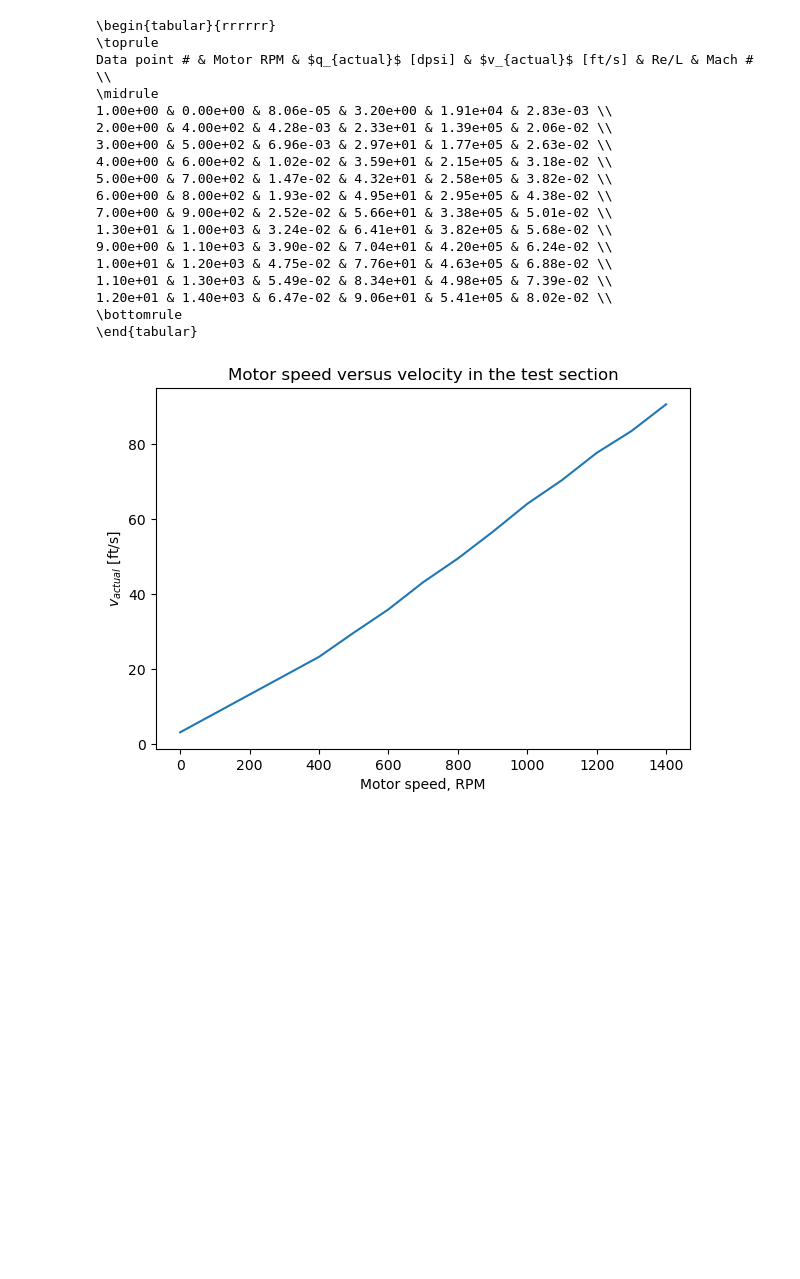
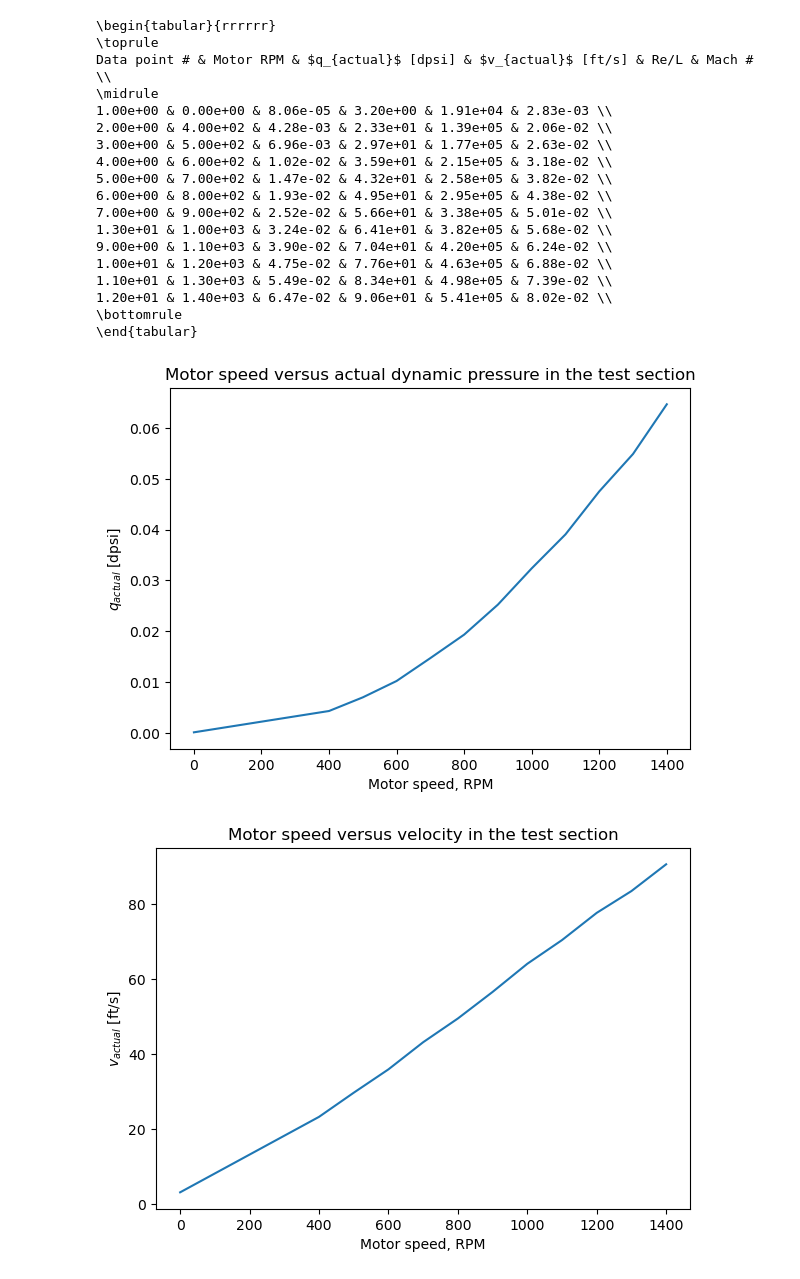
Before and after one commit to insfyre/ae460-fa24-abx, a Jupyter notebook: lab1/lab1.ipynb, the cells around one changed output. Cells and saved outputs as stored; diff of their text form; code cells hidden in the pictures; blank space fills up the shorter version.

Commit message:
Added graphs for part 2

```diff
--- a/lab1/lab1.ipynb
+++ b/lab1/lab1.ipynb
@@ -146,6 +146,16 @@ Data point # & Motor RPM & $q_{actual}$ [dpsi] & $v_{actual}$ [ft/s] & Re/L & Ma
 1.20e+01 & 1.40e+03 & 6.47e-02 & 9.06e+01 & 5.41e+05 & 8.02e-02 \\
 \bottomrule
 \end{tabular}
+# %%
+plt.plot(rpm_df['Motor RPM'],rpm_df[r'$q_{actual}$ [dpsi]'])
+plt.xlabel("Motor speed, RPM")
+plt.ylabel(r'$q_{actual}$ [dpsi]')
+plt.title("Motor speed versus actual dynamic pressure in the test section")
+plt.tight_layout(pad=2.0)
+plt.savefig("2_rpmvsq_actual.jpg", dpi = 300)
+plt.show()
+# %% [output]
+[figure, added]
 # %%
 plt.plot(rpm_df['Motor RPM'],rpm_df[r'$v_{actual}$ [ft/s]'])
 plt.xlabel("Motor speed, RPM")
```
Also changed, not shown: parts of 2 cells of this notebook, 3 other files.
